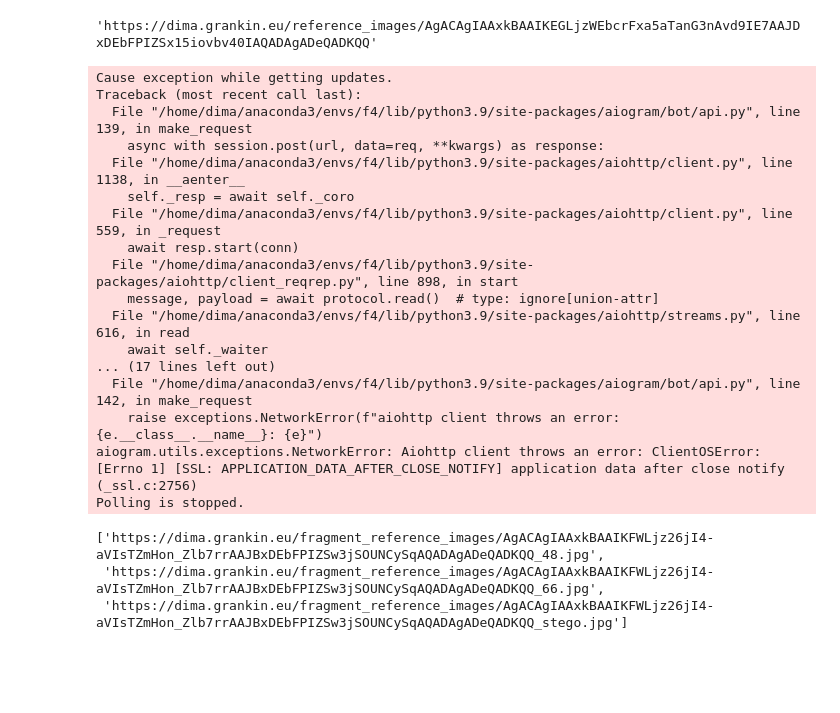
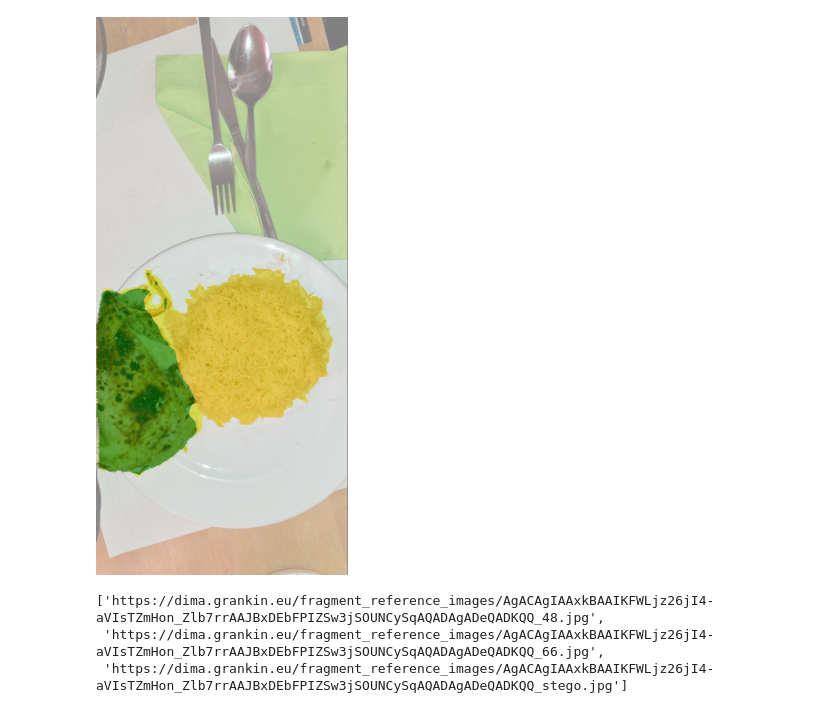
Before and after one commit to DmitriyG228/food, a Jupyter notebook: 00_nbs/bot.ipynb, the cells around one changed output. Drawn from its saved outputs; the diff is of its cells as text; code cells hidden in the pictures; blank space fills up the shorter version.

```diff
--- a/00_nbs/bot.ipynb
+++ b/00_nbs/bot.ipynb
@@ -136,25 +224,8 @@ Polling is stopped.
-# %%
-u
-# %% [output]
-'https://dima.grankin.eu/reference_images/AgACAgIAAxkBAAIKEGLjzWEbcrFxa5aTanG3nAvd9IE7AAJDxDEbFPIZSx15iovbv40IAQADAgADeQADKQQ'
-Cause exception while getting updates.
-Traceback (most recent call last):
-  File "/home/dima/anaconda3/envs/f4/lib/python3.9/site-packages/aiogram/bot/api.py", line 139, in make_request
-    async with session.post(url, data=req, **kwargs) as response:
-  File "/home/dima/anaconda3/envs/f4/lib/python3.9/site-packages/aiohttp/client.py", line 1138, in __aenter__
-    self._resp = await self._coro
-  File "/home/dima/anaconda3/envs/f4/lib/python3.9/site-packages/aiohttp/client.py", line 559, in _request
-    await resp.start(conn)
-  File "/home/dima/anaconda3/envs/f4/lib/python3.9/site-packages/aiohttp/client_reqrep.py", line 898, in start
-    message, payload = await protocol.read()  # type: ignore[union-attr]
-  File "/home/dima/anaconda3/envs/f4/lib/python3.9/site-packages/aiohttp/streams.py", line 616, in read
-    await self._waiter
-... (17 lines left out)
-  File "/home/dima/anaconda3/envs/f4/lib/python3.9/site-packages/aiogram/bot/api.py", line 142, in make_request
-    raise exceptions.NetworkError(f"aiohttp client throws an error: {e.__class__.__name__}: {e}")
-aiogram.utils.exceptions.NetworkError: Aiohttp client throws an error: ClientOSError: [Errno 1] [SSL: APPLICATION_DATA_AFTER_CLOSE_NOTIFY] application data after close notify (_ssl.c:2756)
-Polling is stopped.
 # %%
 url = 'https://dima.grankin.eu/reference_images/AgACAgIAAxkBAAIKFWLjz26jI4-aVIsTZmHon_Zlb7rrAAJBxDEbFPIZSw3jSOUNCySqAQADAgADeQADKQQ'
 # %%
 img,clip_df,masks,urls,stats = await async_search(url)
+# %%
+img
+# %% [output]
+[figure, added]
```
Also changed, not shown: parts of 22 cells of this notebook.
